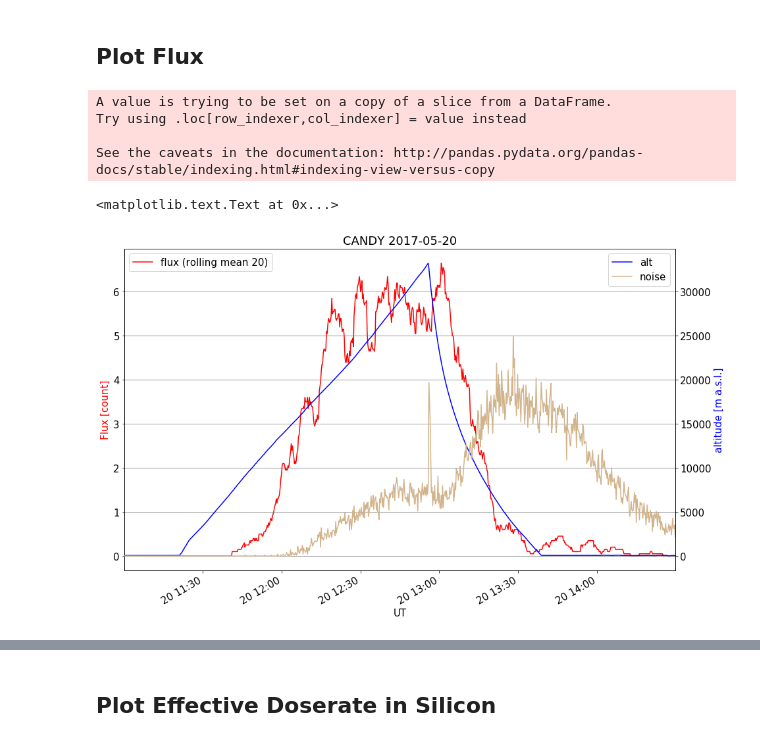
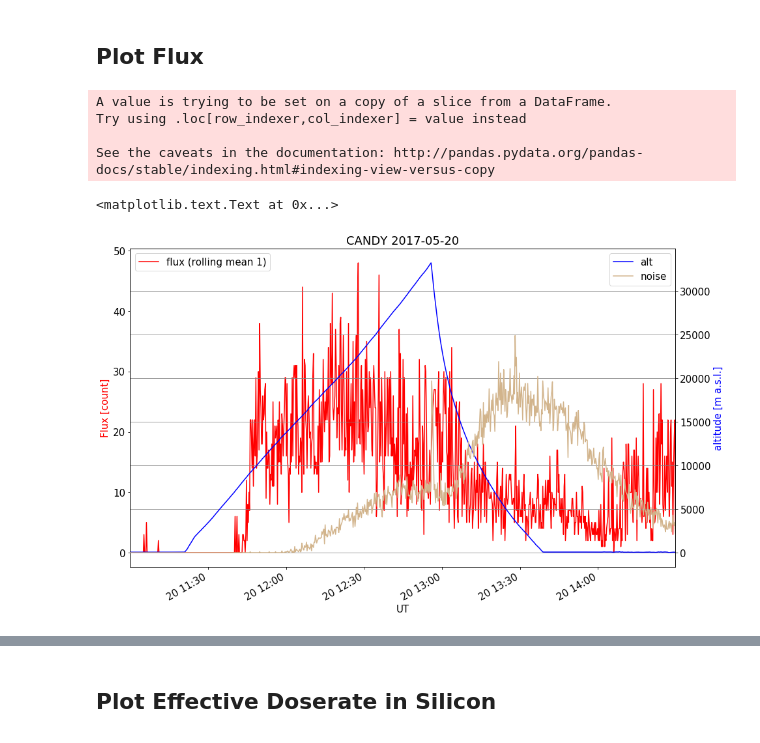
Before and after one commit to ODZ-UJF-AV-CR/AIRDOS-parser, a Jupyter notebook: CANDY_balon_polsko.ipynb, the cells around one changed output, grey strips where cells are left out. Saved outputs shown, nothing was run; the diff lists cells and outputs as text; code cells hidden in the pictures.

```diff
--- a/CANDY_balon_polsko.ipynb
+++ b/CANDY_balon_polsko.ipynb
@@ -329,38 +250,43 @@ dfo.to_csv('radiation.csv')
 # %%
 plt.figure(figsize=(15,10))
 matplotlib.rcParams.update({'font.size': 15})
 
 dfo = pd.read_table('radiation.csv', sep=',', header=0)
 dfo = dfo.dropna(how='any')
-dfo['20'] = pd.to_datetime(dfo['20'])
-dfo = dfo.set_index(['20'])
-dfo[19] = dfo[range(28,500)].sum(axis=1)
+dfo['date'] = pd.to_datetime(dfo['date'])
+dfo = dfo.set_index(['date'])
+dfo['flux'] = dfo[range(28,500)].sum(axis=1)
+dfo['sum'] = 0
+for line in range(1,len(dfo)):
+    for col in range(3,549,2):
+        if dfo.ix[line,col]<10:
+            dfo.ix[line,'sum'] = dfo.ix[line,col] + dfo.ix[line,col+1] + dfo.ix[line,'sum']
 xx = dfo.loc['2017-05-20 11:00:00':'2017-05-20 14:30:00']
 #xx = dfo
 #pandas.rolling_mean(arg, window, min_periods=None, freq=None, center=False, how=None, **kwargs)
-window = 20
-xx[19] = pd.rolling_mean(xx[19],window)
+window = 1
+xx['flux'] = pd.rolling_mean(xx['sum'],window)
 
-xx[19].plot(c='r', label='flux (rolling mean '+str(window)+')')
+xx['flux'].plot(c='r', label='flux (rolling mean '+str(window)+')')
 plt.xlabel('UT')
 plt.ylabel('Flux [count]', color='red')
 #, xticks=['2017-03-27 00:00','2017-03-27 12:00','2017-03-28 00:00','2017-03-28 12:00','2017-03-29 00:00'],figsize=(20,5))
 plt.legend(loc=2)
 
 ax = plt.twinx()
-xx['21'].plot(c='b',label='alt')
+xx['alt'].plot(c='b',label='alt')
 plt.plot(xx['18']*100,c='tan',label='noise',zorder=10)
 #plt.plot(xx[19]*5000-xx['18']*100,c='green',label='corr')
 plt.ylabel('altitude [m a.s.l.]', color='blue')
 #plt.ylim([0,500])
 plt.grid(b=True, which='major', color='grey', linestyle='-')
 plt.grid(b=True, which='minor', color='grey', linestyle='-')
 plt.legend()
 plt.title('CANDY 2017-05-20')
 # %% [output]
 A value is trying to be set on a copy of a slice from a DataFrame.
 Try using .loc[row_indexer,col_indexer] = value instead
 
 See the caveats in the documentation: http://pandas.pydata.org/pandas-docs/stable/indexing.html#indexing-view-versus-copy
 <matplotlib.text.Text at 0x...>
-[figure, old version]
+[figure, new version]
```
Also changed, not shown: parts of 14 cells of this notebook, 1 other file.
